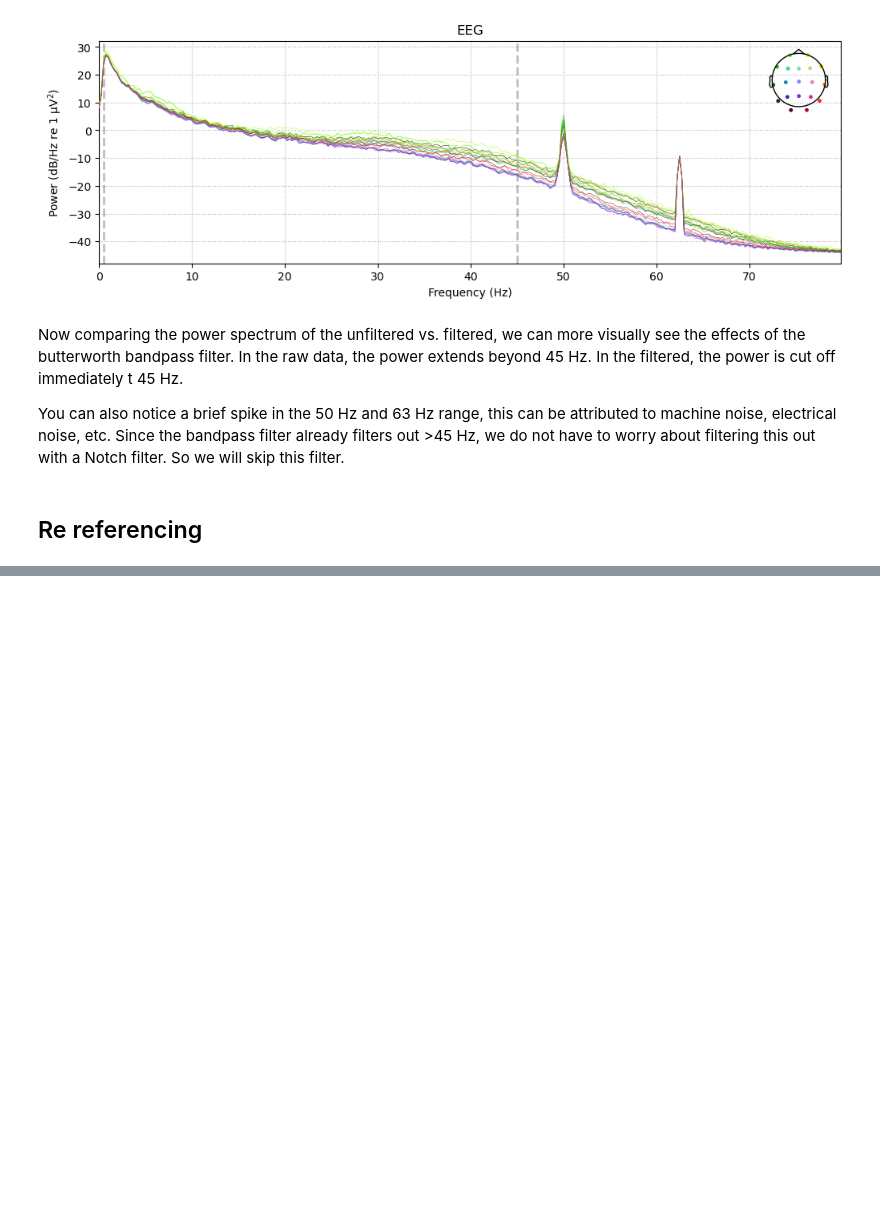
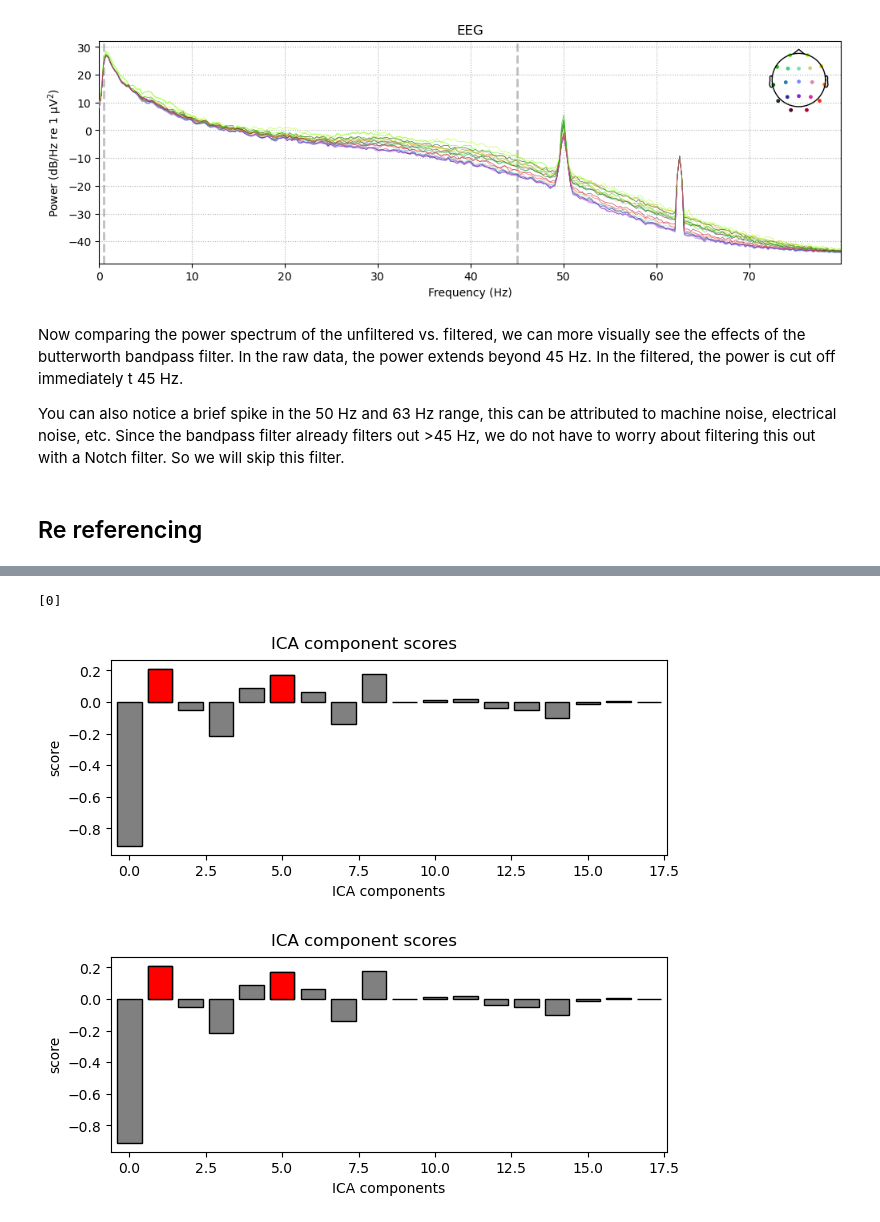
Before and after one commit to LasyaYadlapati/resting-state-eeg-analysis, a Jupyter notebook: filter.ipynb, the cells around one changed output, grey strips where cells are left out. Drawn from its saved outputs; the diff is of its cells as text; code cells hidden in the pictures; blank space fills up the shorter version.

```diff
--- a/filter.ipynb
+++ b/filter.ipynb
@@ -80,0 +142,12 @@ You can also notice a brief spike in the 50 Hz and 63 Hz range, this can be attr
+# %%
+# also instead of doing it visually and pikcing out components that stick out, looks lke MNE has a built-in way to find eye-related components
+
+eog_indices, scores = ica.find_bads_eog(raw_ref, ch_name='Fp1')
+print(eog_indices)
+# %% [output]
+[0]
+# %%
+ica.plot_scores(scores)
+# %% [output]
+[figure, added]
+[figure, added]
```
Also changed, not shown: parts of 16 cells of this notebook.
